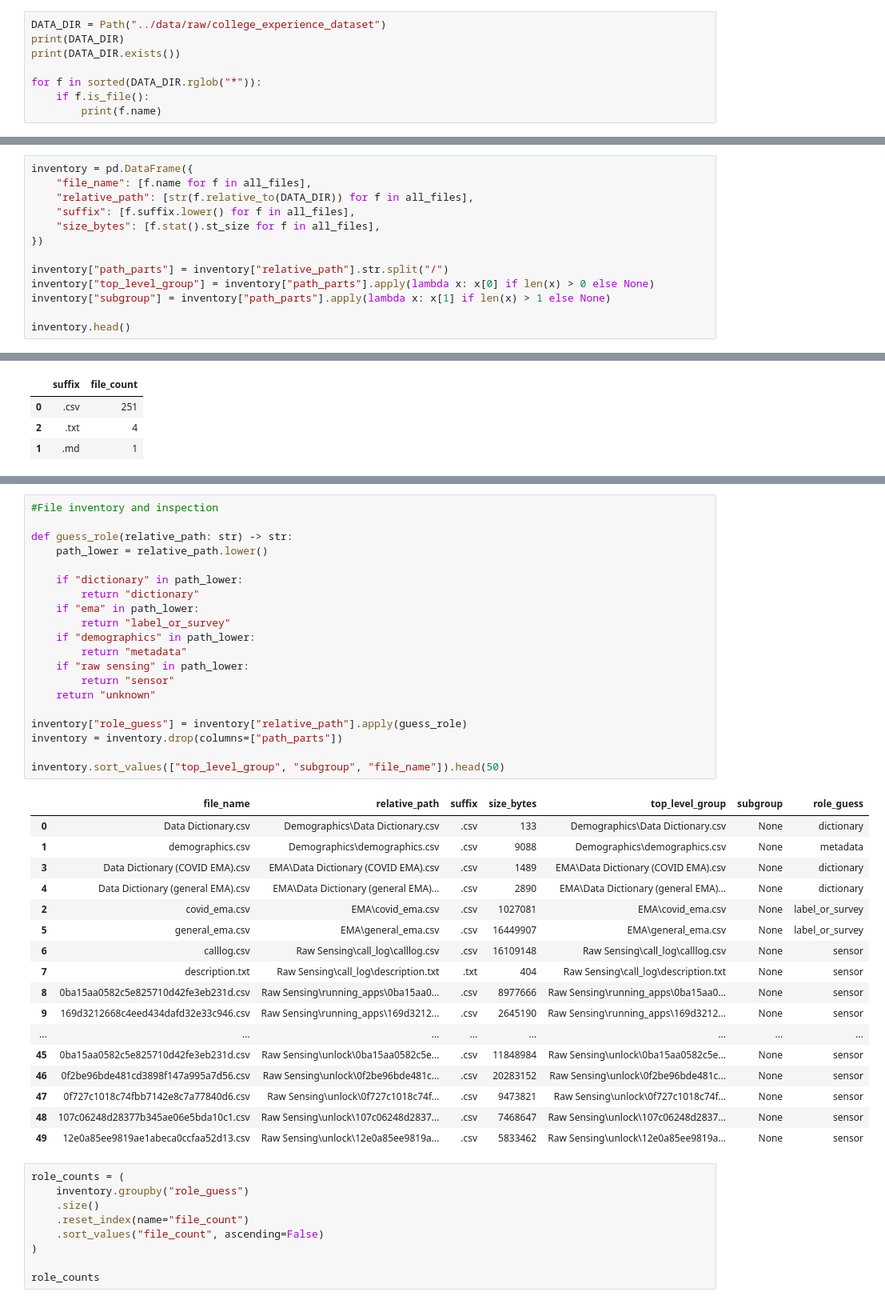
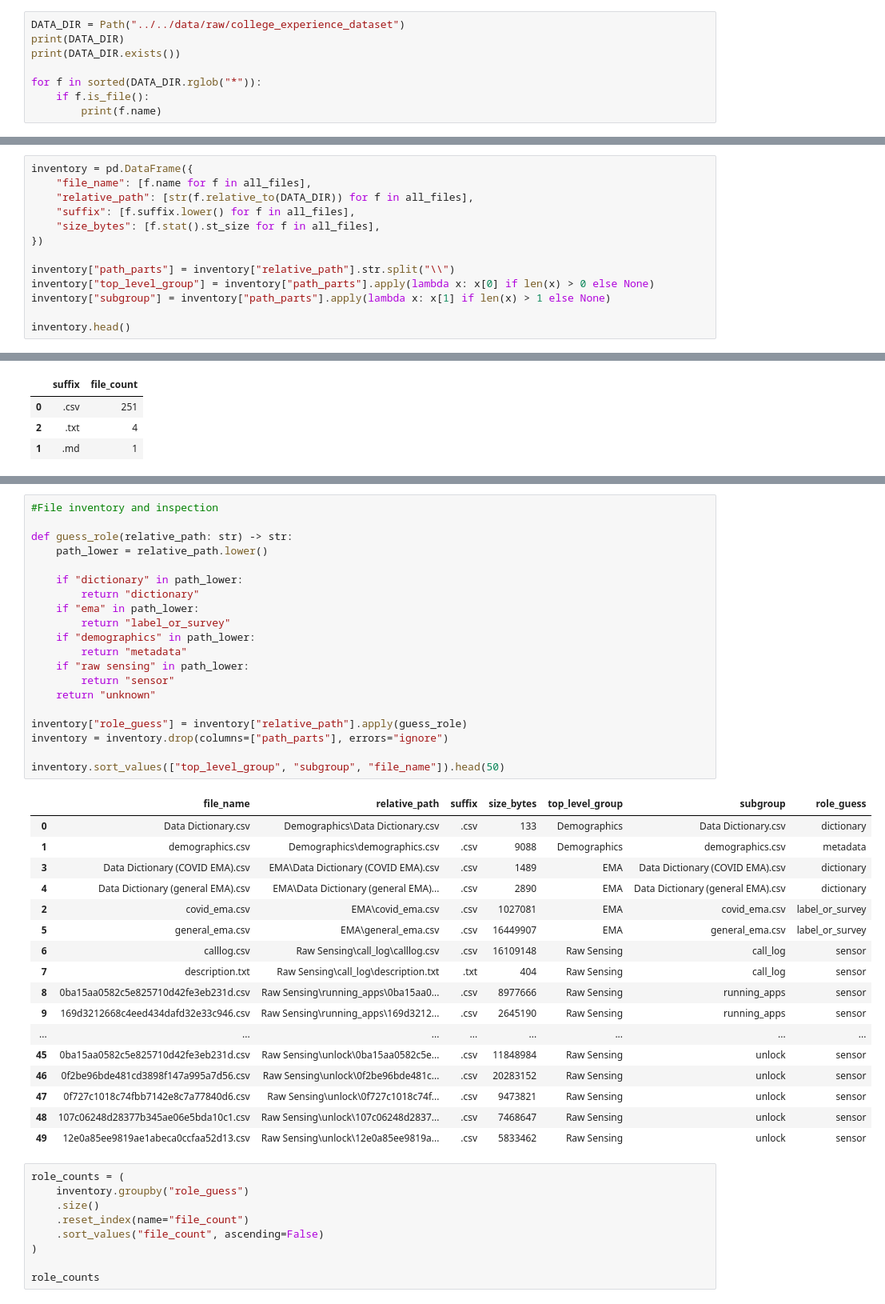
Before and after one commit to kristinajoks/mlops-pipeline-demo, a Jupyter notebook: notebooks/phase1_data_understanding/01_dataset_inspection.ipynb, the cells around one changed output, grey strips where cells are left out. Shown at 80% size. Saved outputs shown, nothing was run; the diff lists cells and outputs as text.

```diff
--- a/notebooks/phase1_data_understanding/01_dataset_inspection.ipynb
+++ b/notebooks/phase1_data_understanding/01_dataset_inspection.ipynb
@@ -8,7 +8,7 @@ pd.set_option("display.max_columns", 200)
 pd.set_option("display.max_rows", 200)
 pd.set_option("display.width", 200)
 # %%
-DATA_DIR = Path("../data/raw/college_experience_dataset")
+DATA_DIR = Path("../../data/raw/college_experience_dataset")
 print(DATA_DIR)
 print(DATA_DIR.exists())
 
@@ -67,7 +65,7 @@ inventory = pd.DataFrame({
     "size_bytes": [f.stat().st_size for f in all_files],
 })
 
-inventory["path_parts"] = inventory["relative_path"].str.split("/")
+inventory["path_parts"] = inventory["relative_path"].str.split("\\")
 inventory["top_level_group"] = inventory["path_parts"].apply(lambda x: x[0] if len(x) > 0 else None)
 inventory["subgroup"] = inventory["path_parts"].apply(lambda x: x[1] if len(x) > 1 else None)
 
@@ -125,41 +116,41 @@ suffix_counts.to_csv(output_tables / "file_counts_by_suffix.csv", index=False)
 # %%
 #File inventory and inspection
 
 def guess_role(relative_path: str) -> str:
     path_lower = relative_path.lower()
 
     if "dictionary" in path_lower:
         return "dictionary"
     if "ema" in path_lower:
         return "label_or_survey"
     if "demographics" in path_lower:
         return "metadata"
     if "raw sensing" in path_lower:
         return "sensor"
     return "unknown"
 
 inventory["role_guess"] = inventory["relative_path"].apply(guess_role)
-inventory = inventory.drop(columns=["path_parts"])
+inventory = inventory.drop(columns=["path_parts"], errors="ignore")
 
 inventory.sort_values(["top_level_group", "subgroup", "file_name"]).head(50)
 # %% [output]
 |  | file_name | relative_path | suffix | size_bytes | top_level_group | subgroup | role_guess |
-| 0 | Data Dictionary.csv | Demographics\Data Dictionary.csv | .csv | 133 | Demographics\Data Dictionary.csv | None | dictionary |
-| 1 | demographics.csv | Demographics\demographics.csv | .csv | 9088 | Demographics\demographics.csv | None | metadata |
-| 3 | Data Dictionary (COVID EMA).csv | EMA\Data Dictionary (COVID EMA).csv | .csv | 1489 | EMA\Data Dictionary (COVID EMA).csv | None | dictionary |
-| 4 | Data Dictionary (general EMA).csv | EMA\Data Dictionary (general EMA)... | .csv | 2890 | EMA\Data Dictionary (general EMA)... | None | dictionary |
-| 2 | covid_ema.csv | EMA\covid_ema.csv | .csv | 1027081 | EMA\covid_ema.csv | None | label_or_survey |
-| 5 | general_ema.csv | EMA\general_ema.csv | .csv | 16449907 | EMA\general_ema.csv | None | label_or_survey |
-| 6 | calllog.csv | Raw Sensing\call_log\calllog.csv | .csv | 16109148 | Raw Sensing\call_log\calllog.csv | None | sensor |
-| 7 | description.txt | Raw Sensing\call_log\description.txt | .txt | 404 | Raw Sensing\call_log\description.txt | None | sensor |
-| 8 | 0ba15aa0582c5e825710d42fe3eb231d.csv | Raw Sensing\running_apps\0ba15aa0... | .csv | 8977666 | Raw Sensing\running_apps\0ba15aa0... | None | sensor |
-| 9 | 169d3212668c4eed434dafd32e33c946.csv | Raw Sensing\running_apps\169d3212... | .csv | 2645190 | Raw Sensing\running_apps\169d3212... | None | sensor |
+| 0 | Data Dictionary.csv | Demographics\Data Dictionary.csv | .csv | 133 | Demographics | Data Dictionary.csv | dictionary |
+| 1 | demographics.csv | Demographics\demographics.csv | .csv | 9088 | Demographics | demographics.csv | metadata |
+| 3 | Data Dictionary (COVID EMA).csv | EMA\Data Dictionary (COVID EMA).csv | .csv | 1489 | EMA | Data Dictionary (COVID EMA).csv | dictionary |
+| 4 | Data Dictionary (general EMA).csv | EMA\Data Dictionary (general EMA)... | .csv | 2890 | EMA | Data Dictionary (general EMA).csv | dictionary |
+| 2 | covid_ema.csv | EMA\covid_ema.csv | .csv | 1027081 | EMA | covid_ema.csv | label_or_survey |
+| 5 | general_ema.csv | EMA\general_ema.csv | .csv | 16449907 | EMA | general_ema.csv | label_or_survey |
+| 6 | calllog.csv | Raw Sensing\call_log\calllog.csv | .csv | 16109148 | Raw Sensing | call_log | sensor |
+| 7 | description.txt | Raw Sensing\call_log\description.txt | .txt | 404 | Raw Sensing | call_log | sensor |
+| 8 | 0ba15aa0582c5e825710d42fe3eb231d.csv | Raw Sensing\running_apps\0ba15aa0... | .csv | 8977666 | Raw Sensing | running_apps | sensor |
+| 9 | 169d3212668c4eed434dafd32e33c946.csv | Raw Sensing\running_apps\169d3212... | .csv | 2645190 | Raw Sensing | running_apps | sensor |
 | ... | ... | ... | ... | ... | ... | ... | ... |
-| 45 | 0ba15aa0582c5e825710d42fe3eb231d.csv | Raw Sensing\unlock\0ba15aa0582c5e... | .csv | 11848984 | Raw Sensing\unlock\0ba15aa0582c5e... | None | sensor |
-| 46 | 0f2be96bde481cd3898f147a995a7d56.csv | Raw Sensing\unlock\0f2be96bde481c... | .csv | 20283152 | Raw Sensing\unlock\0f2be96bde481c... | None | sensor |
-| 47 | 0f727c1018c74fbb7142e8c7a77840d6.csv | Raw Sensing\unlock\0f727c1018c74f... | .csv | 9473821 | Raw Sensing\unlock\0f727c1018c74f... | None | sensor |
-| 48 | 107c06248d28377b345ae06e5bda10c1.csv | Raw Sensing\unlock\107c06248d2837... | .csv | 7468647 | Raw Sensing\unlock\107c06248d2837... | None | sensor |
-| 49 | 12e0a85ee9819ae1abeca0ccfaa52d13.csv | Raw Sensing\unlock\12e0a85ee9819a... | .csv | 5833462 | Raw Sensing\unlock\12e0a85ee9819a... | None | sensor |
+| 45 | 0ba15aa0582c5e825710d42fe3eb231d.csv | Raw Sensing\unlock\0ba15aa0582c5e... | .csv | 11848984 | Raw Sensing | unlock | sensor |
+| 46 | 0f2be96bde481cd3898f147a995a7d56.csv | Raw Sensing\unlock\0f2be96bde481c... | .csv | 20283152 | Raw Sensing | unlock | sensor |
+| 47 | 0f727c1018c74fbb7142e8c7a77840d6.csv | Raw Sensing\unlock\0f727c1018c74f... | .csv | 9473821 | Raw Sensing | unlock | sensor |
+| 48 | 107c06248d28377b345ae06e5bda10c1.csv | Raw Sensing\unlock\107c06248d2837... | .csv | 7468647 | Raw Sensing | unlock | sensor |
+| 49 | 12e0a85ee9819ae1abeca0ccfaa52d13.csv | Raw Sensing\unlock\12e0a85ee9819a... | .csv | 5833462 | Raw Sensing | unlock | sensor |
 # %%
 role_counts = (
     inventory.groupby("role_guess")
```
Also changed, not shown: parts of 15 cells of this notebook, 5 other files.
